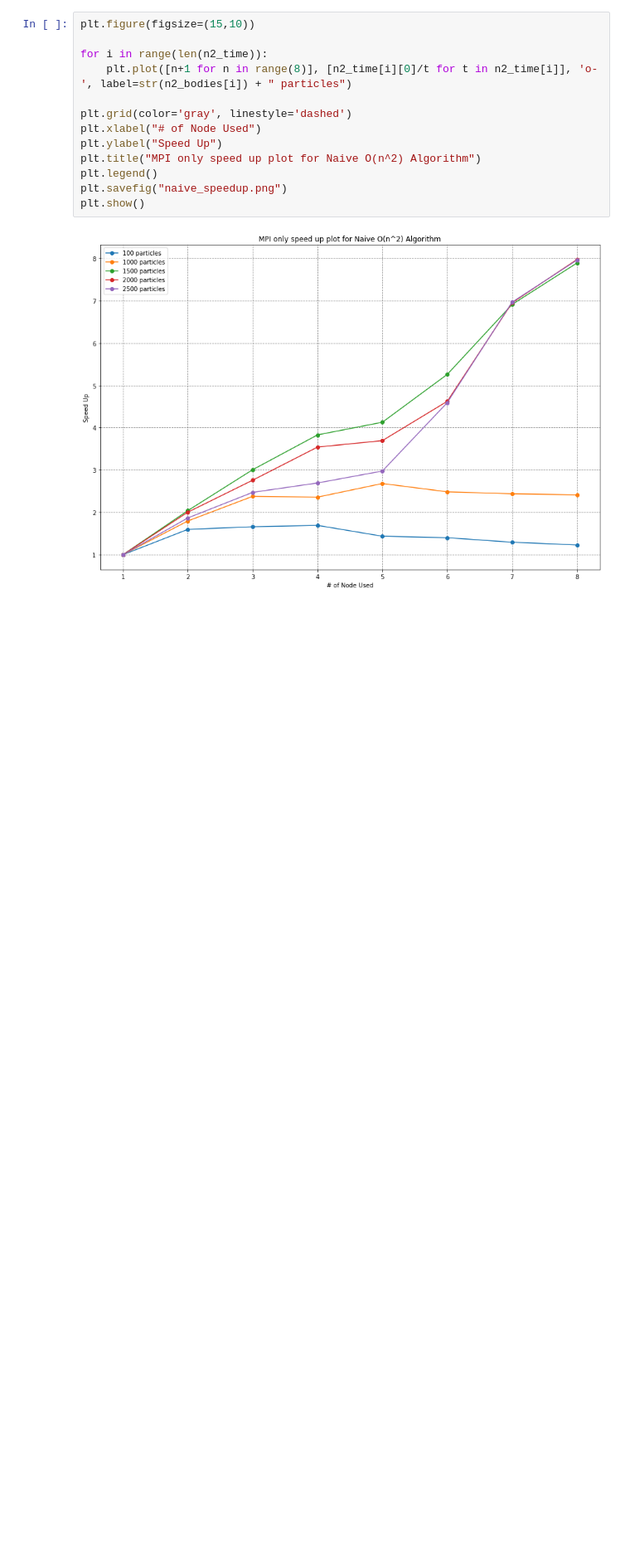
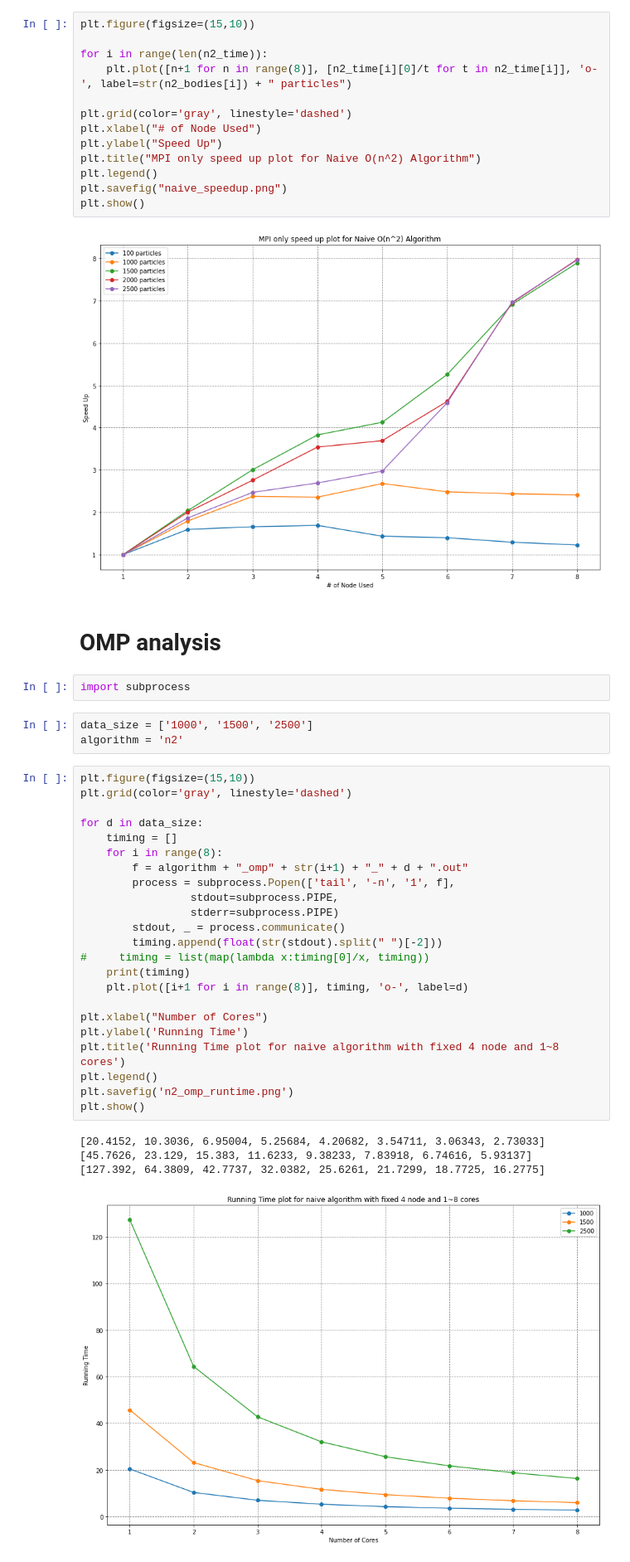
Before and after one commit to siriusctrl/COMP90025-Parallel-Multicore-Computing, a Jupyter notebook: nbody/plot.ipynb, the cells around one changed output. Shown at 83% size. Saved outputs shown, nothing was run; the diff lists cells and outputs as text; blank space fills up the shorter version.

```diff
--- a/nbody/plot.ipynb
+++ b/nbody/plot.ipynb
@@ -106,3 +106,38 @@ plt.savefig("naive_speedup.png")
 plt.show()
 # %% [output]
 [figure]
+# %% [markdown]
+# OMP analysis
+# %%
+import subprocess
+# %%
+data_size = ['1000', '1500', '2500']
+algorithm = 'n2'
+# %%
+plt.figure(figsize=(15,10))
+plt.grid(color='gray', linestyle='dashed')
+
+for d in data_size:
+    timing = []
+    for i in range(8):
+        f = algorithm + "_omp" + str(i+1) + "_" + d + ".out"
+        process = subprocess.Popen(['tail', '-n', '1', f],
+                 stdout=subprocess.PIPE,
+                 stderr=subprocess.PIPE)
+        stdout, _ = process.communicate()
+        timing.append(float(str(stdout).split(" ")[-2]))
+#     timing = list(map(lambda x:timing[0]/x, timing))
+    print(timing)
+    plt.plot([i+1 for i in range(8)], timing, 'o-', label=d)
+
+plt.xlabel("Number of Cores")
+plt.ylabel('Running Time')
+plt.title('Running Time plot for naive algorithm with fixed 4 node and 1~8 cores')
+plt.legend()
+plt.savefig('n2_omp_runtime.png')
+plt.show()
+# %% [output]
+[20.4152, 10.3036, 6.95004, 5.25684, 4.20682, 3.54711, 3.06343, 2.73033]
+[45.7626, 23.129, 15.383, 11.6233, 9.38233, 7.83918, 6.74616, 5.93137]
+[127.392, 64.3809, 42.7737, 32.0382, 25.6261, 21.7299, 18.7725, 16.2775]
+[figure, added]
```
Also changed, not shown: parts of 4 cells of this notebook, 8 other files.
